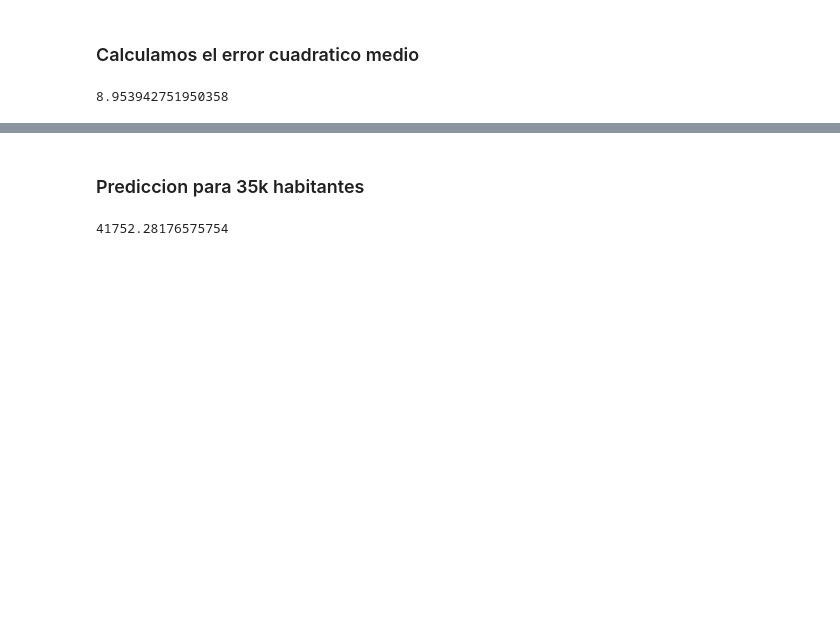
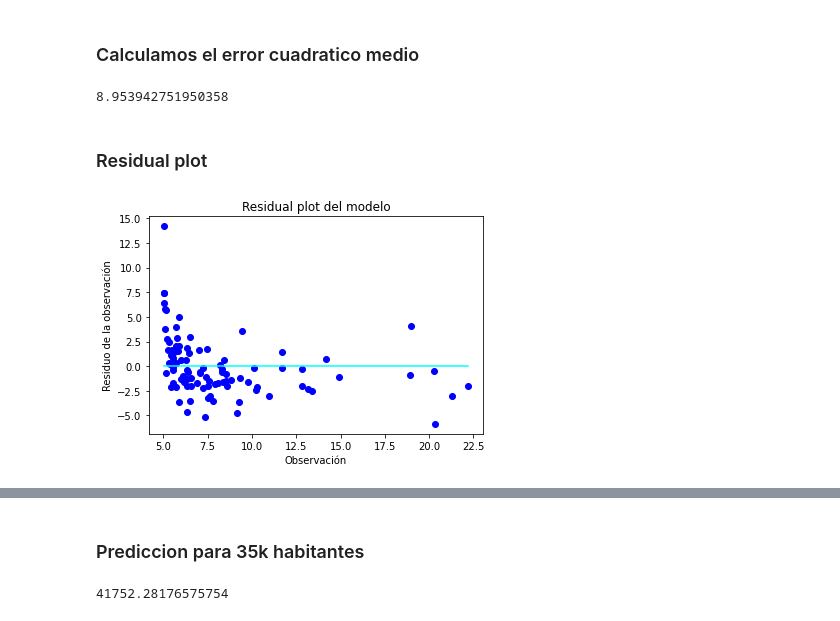
Before and after one commit to Nacho2904/pasantiacsc, a Jupyter notebook: regresion_lineal.ipynb, the cells around one changed output, grey strips where cells are left out. Cells and saved outputs as stored; diff of their text form; code cells hidden in the pictures; blank space fills up the shorter version.

```diff
--- a/regresion_lineal.ipynb
+++ b/regresion_lineal.ipynb
@@ -81,3 +81,21 @@ ecm = float((1/len(dataset))*sum([(Y[i] - phi(dataset[i,0]))**2 for i in range(0
 ecm
 # %% [output]
 8.953942751950358
+# %% [markdown]
+### Residual plot
+# %%
+#ordeno el dataset según poblacion para poder usarla como coordenada x
+dataset_como_lista = list(dataset)
+dataset_como_lista.sort(key = lambda row: row[0,0])
+dataset_ordenado = np.array(dataset_como_lista).reshape(len(dataset), 2)
+
+r_n = lambda n: float(Y[n] - phi(X[n]))
+x_axis = dataset_ordenado[:,POBLACION]
+y_axis = np.array([r_n(n) for n in range(0,len(dataset))])
+plt.plot(x_axis,y_axis, 'bo')
+plt.plot(x_axis, np.zeros(len(dataset)), 'cyan')
+plt.xlabel("Observación")
+plt.ylabel("Residuo de la observación")
+plt.title("Residual plot del modelo");
+# %% [output]
+[figure, added]
```
Also changed, not shown: parts of 15 cells of this notebook.
